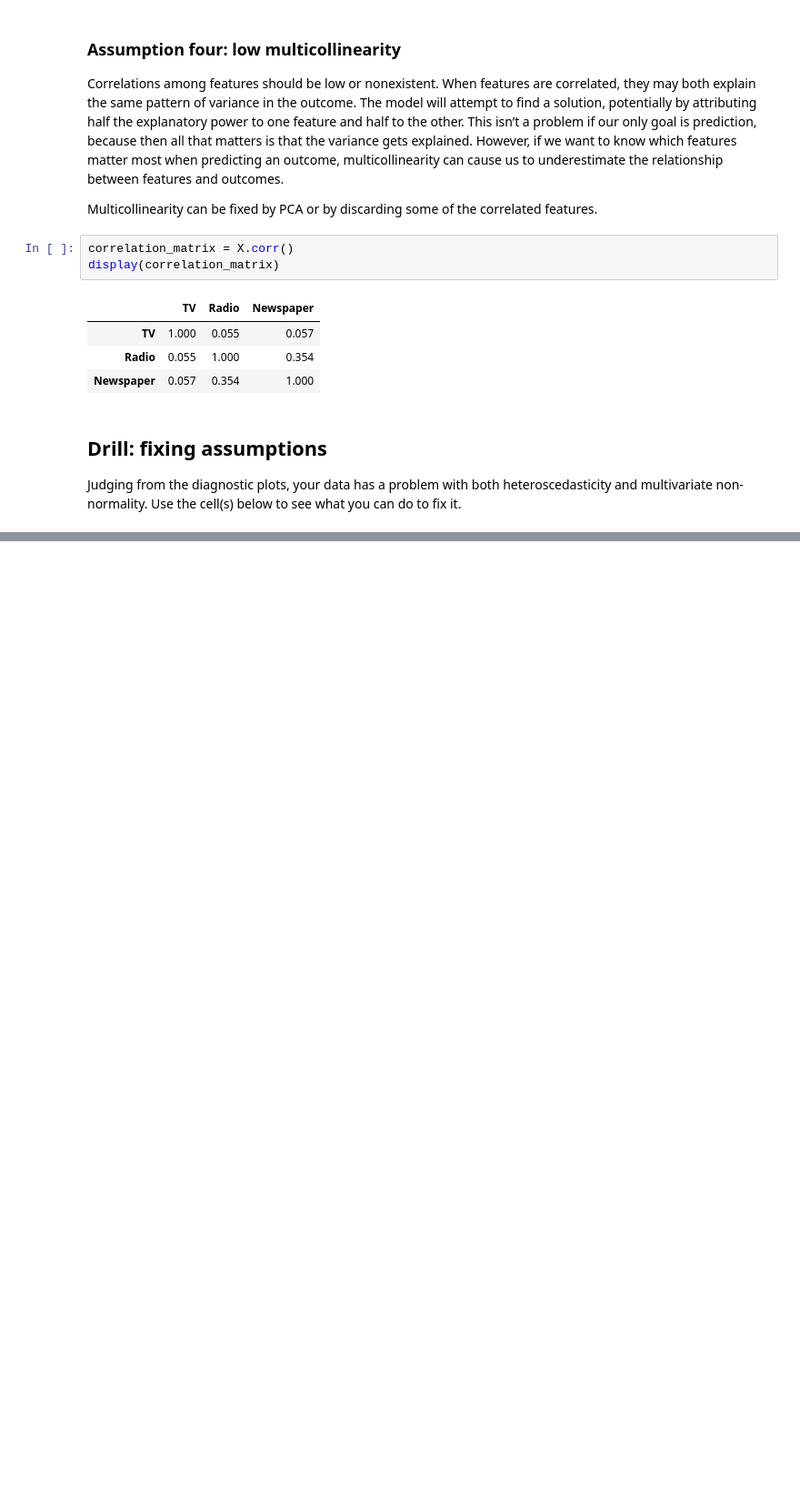
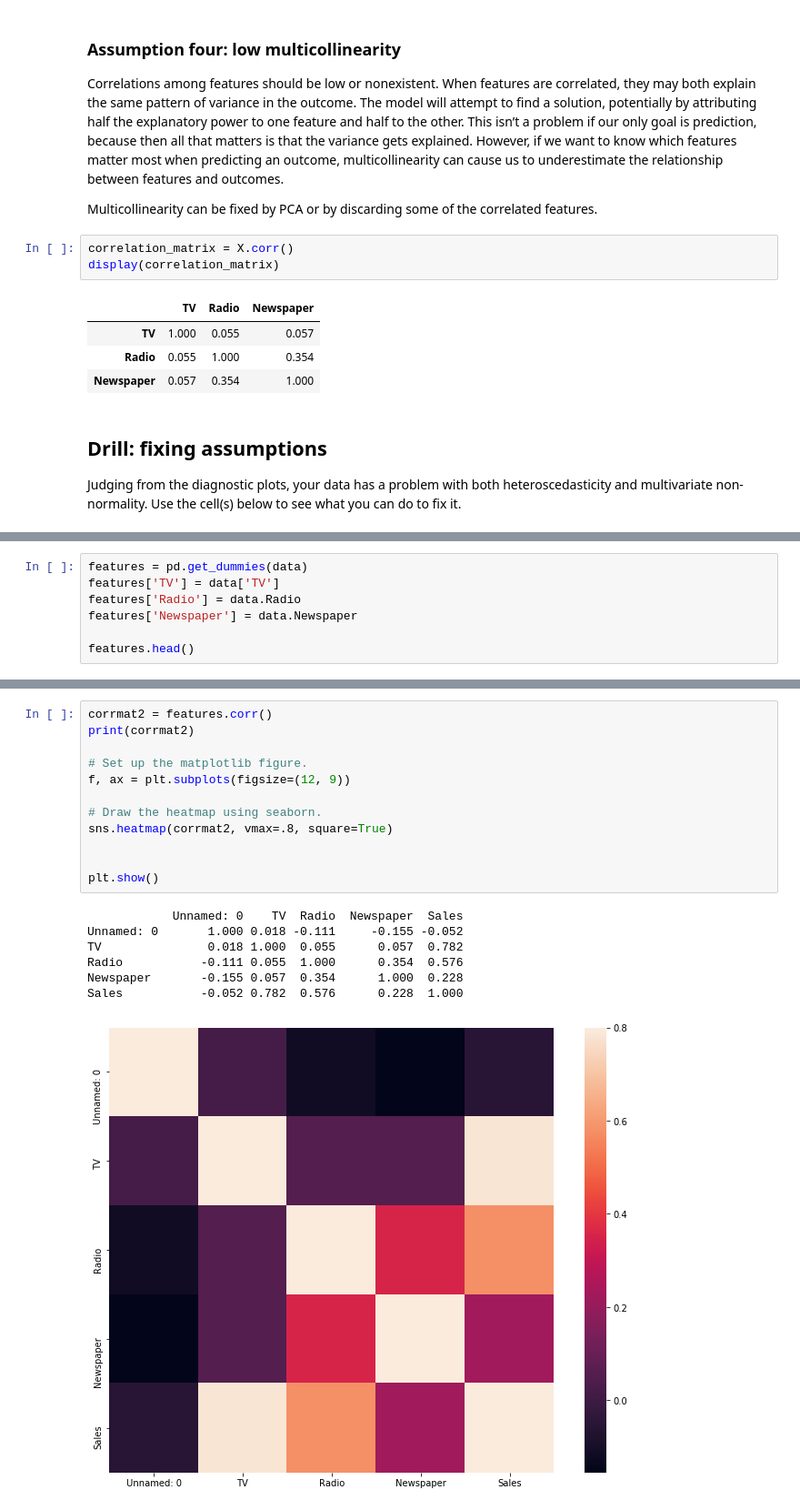
Before and after one commit to zgod89/Thinkful, a Jupyter notebook: unit2/u2l4a3.ipynb, the cells around one changed output, grey strips where cells are left out. Shown at 91% size. Saved outputs shown, nothing was run; the diff lists cells and outputs as text; blank space fills up the shorter version.

```diff
--- a/unit2/u2l4a3.ipynb
+++ b/unit2/u2l4a3.ipynb
@@ -180,0 +199,7 @@ Judging from the diagnostic plots, your data has a problem with both heterosceda
+# %%
+features = pd.get_dummies(data)
+features['TV'] = data['TV']
+features['Radio'] = data.Radio
+features['Newspaper'] = data.Newspaper
+
+features.head()
@@ -180,0 +213,20 @@ Judging from the diagnostic plots, your data has a problem with both heterosceda
+# %%
+corrmat2 = features.corr()
+print(corrmat2)
+
+# Set up the matplotlib figure.
+f, ax = plt.subplots(figsize=(12, 9))
+
+# Draw the heatmap using seaborn.
+sns.heatmap(corrmat2, vmax=.8, square=True)
+
+
+plt.show()
+# %% [output]
+            Unnamed: 0    TV  Radio  Newspaper  Sales
+Unnamed: 0       1.000 0.018 -0.111     -0.155 -0.052
+TV               0.018 1.000  0.055      0.057  0.782
+Radio           -0.111 0.055  1.000      0.354  0.576
+Newspaper       -0.155 0.057  0.354      1.000  0.228
+Sales           -0.052 0.782  0.576      0.228  1.000
+[figure, added]
```
Also changed, not shown: parts of 4 cells of this notebook.
